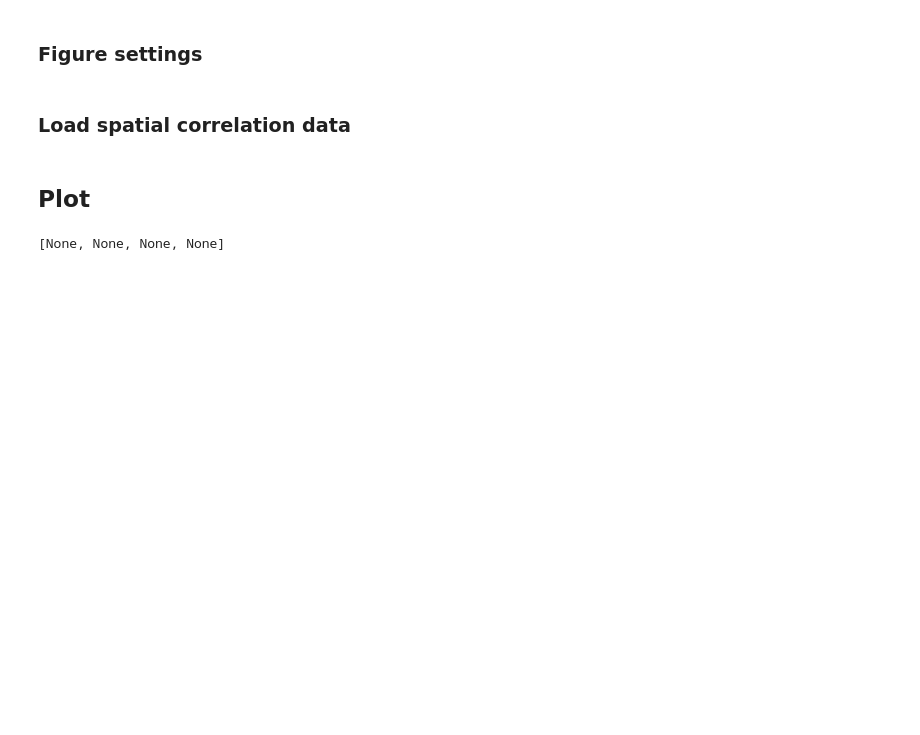
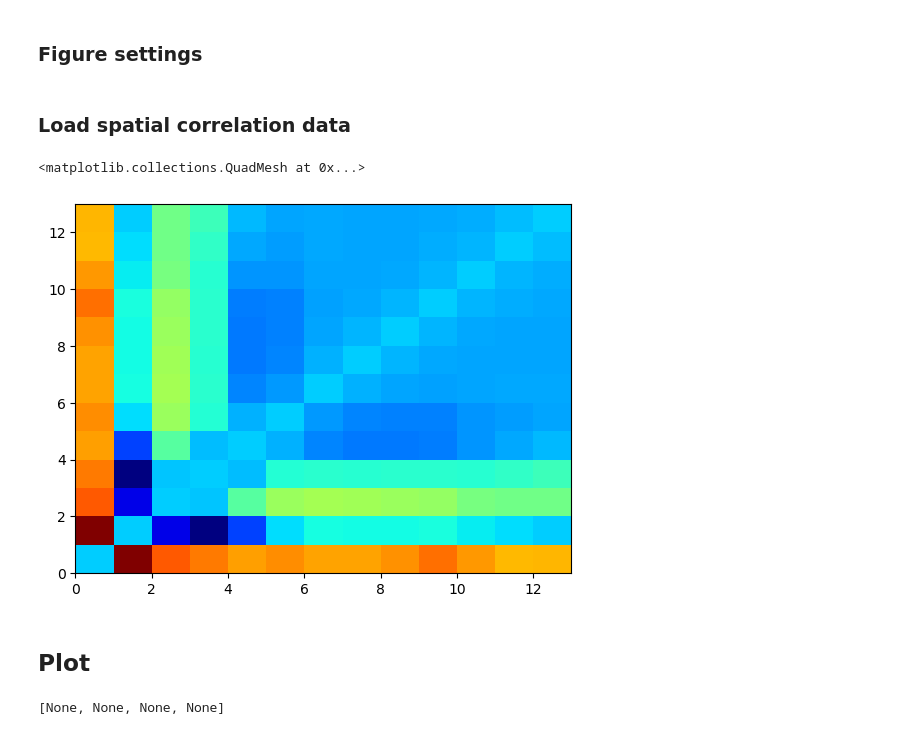
Before and after one commit to yingkaisha/CREDIT-physics-run, a Jupyter notebook: visualization/FIG12_spatial_corr.ipynb, the cells around one changed output. Cells and saved outputs as stored; diff of their text form; code cells hidden in the pictures; blank space fills up the shorter version.

```diff
--- a/visualization/FIG12_spatial_corr.ipynb
+++ b/visualization/FIG12_spatial_corr.ipynb
@@ -51,6 +51,13 @@ my_colors = gu.ksha_color_set_summon(color_set=0)
 red = my_colors['red']
 blue = my_colors['blue']
 orange = my_colors['orange']
+# %%
+corr_diff = coor_ERA5['ERA5_6h'][13:26, 13:26] - coor_models['fuxi_physics'][13:26, 13:26]
+# %%
+plt.pcolormesh(corr_diff, cmap=plt.cm.jet)
+# %% [output]
+<matplotlib.collections.QuadMesh at 0x...>
+[figure, added]
 # %% [markdown]
 ## Plot
 # %%
```
Also changed, not shown: 2 other files.
